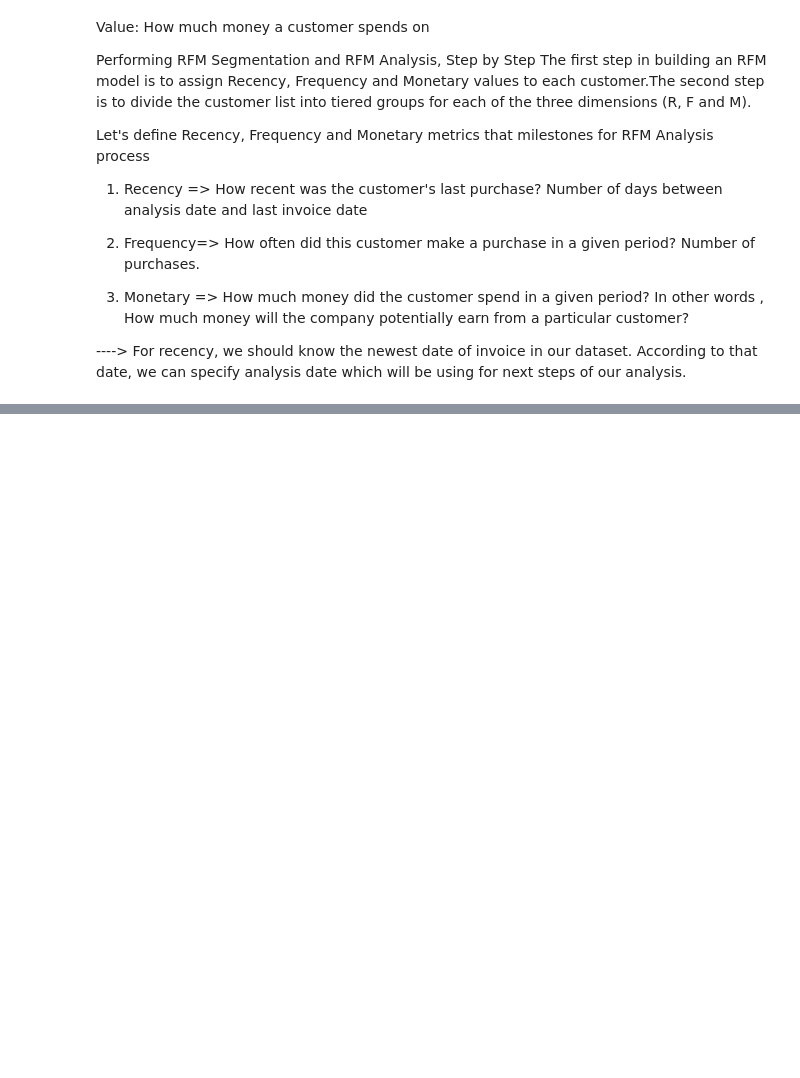
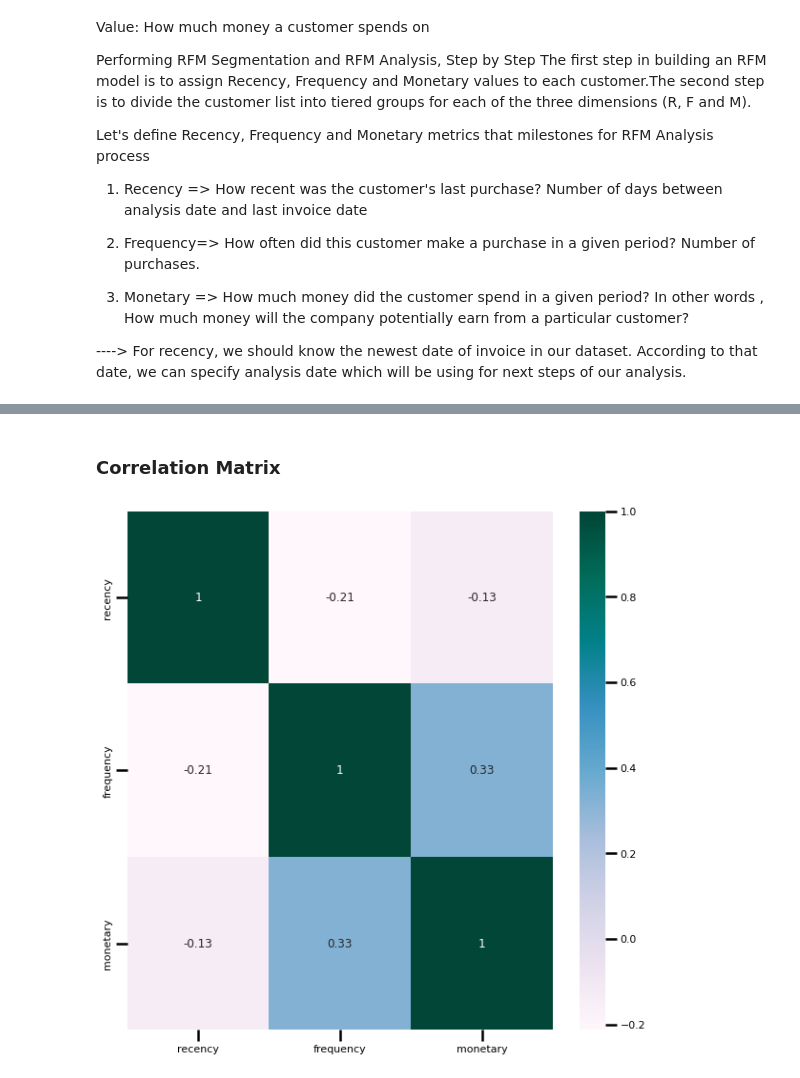
Before and after one commit to ParthSharma1197/Capstone-Project-Online-Retail-Customer-Segmentation, a Jupyter notebook: Online_Retail_Customer_Segmentation_Capstone_Project.ipynb, the cells around one changed output, grey strips where cells are left out. Saved outputs shown, nothing was run; the diff lists cells and outputs as text; code cells hidden in the pictures; blank space fills up the shorter version.

```diff
--- a/Online_Retail_Customer_Segmentation_Capstone_Project.ipynb
+++ b/Online_Retail_Customer_Segmentation_Capstone_Project.ipynb
@@ -661,0 +671,3 @@ Let's define Recency, Frequency and Monetary metrics that milestones for RFM Ana
+# %%
+#choosing selected date in the ame of today's date
+today_date = dt.datetime(2011, 12, 11)
@@ -661,0 +708,27 @@ Let's define Recency, Frequency and Monetary metrics that milestones for RFM Ana
+# %%
+#Functions to create R, F and M segments.
+
+def RScore(x,p,d):
+    if x <= d[p][0.25]:
+        return 1
+    elif x <= d[p][0.50]:
+        return 2
+    elif x <= d[p][0.75]:
+        return 3
+    else:
+        return 4
+
+def FMScore(x,p,d):
+    if x <= d[p][0.25]:
+        return 4
+    elif x <= d[p][0.50]:
+        return 3
+    elif x <= d[p][0.75]:
+        return 2
+    else:
+        return 1
+# %%
+# Now assign segments to customers using the abobe function
+rfm['r_quartile'] = rfm['recency'].apply(RScore, args=('recency',quantiles,))
+rfm['f_quartile'] = rfm['frequency'].apply(FMScore, args=('frequency',quantiles,))
+rfm['m_quartile'] = rfm['monetary'].apply(FMScore, args=('monetary',quantiles,))
@@ -661,0 +766,7 @@ Let's define Recency, Frequency and Monetary metrics that milestones for RFM Ana
+# %%
+#Calculate and Add RFMGroup value column showing combined concatenated score of RFM
+rfm['RFMGroup'] = rfm.r_quartile.map(str) + rfm.f_quartile.map(str) + rfm.m_quartile.map(str)
+
+#Calculate and Add RFMScore value column showing total sum of RFMGroup values
+rfm['RFMScore'] = rfm[['r_quartile', 'f_quartile', 'm_quartile']].sum(axis = 1)
+rfm.head()
@@ -661,0 +780,12 @@ Let's define Recency, Frequency and Monetary metrics that milestones for RFM Ana
+# %% [markdown]
+### **Correlation Matrix**
+# %%
+# Generating the correlation matrix
+corr_data= rfm[['recency','frequency','monetary']].corr()
+
+# Plotting the correlation Matrix using the heat map
+plt.figure(figsize=(10,10))
+sns.heatmap(data=corr_data,cmap='PuBuGn',annot=True)
+plt.show()
+# %% [output]
+[figure, added]
```
Also changed, not shown: parts of 20 cells of this notebook.
